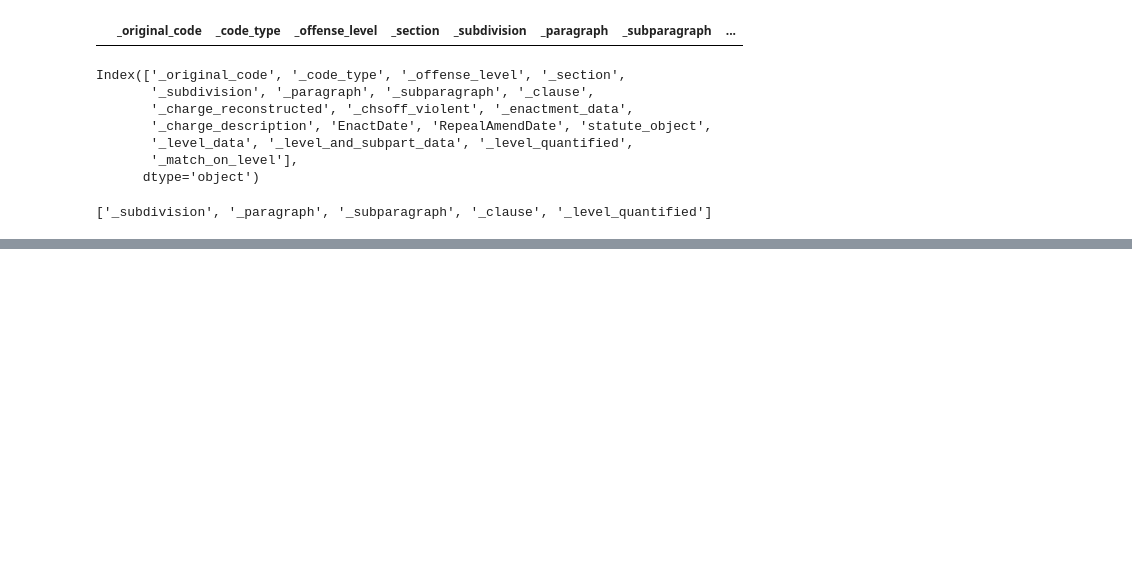
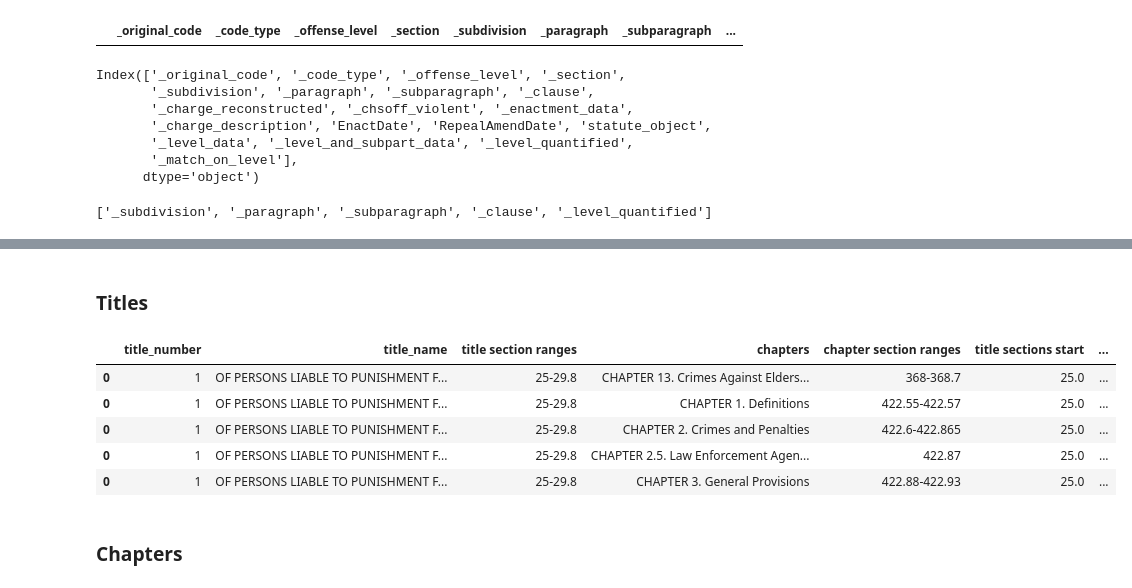
Before and after one commit to cirlabs/homelessness-arrest-data, a Jupyter notebook: CA/02_clean/01_statute.ipynb, the cells around one changed output, grey strips where cells are left out. Saved outputs shown, nothing was run; the diff lists cells and outputs as text; code cells hidden in the pictures; blank space fills up the shorter version.

Commit message:
Add penal code parsing

```diff
--- a/CA/02_clean/01_statute.ipynb
+++ b/CA/02_clean/01_statute.ipynb
@@ -440,0 +518,4 @@ ignoring_subparts.to_json(
+# %%
+lege_df = pd.DataFrame(lege).explode(['chapters','chapter section ranges'])
+# %%
+lege_df = lege_df[lege_df['chapters'].notnull()].copy()
@@ -440,0 +531,25 @@ ignoring_subparts.to_json(
+# %% [markdown]
+### Titles
+# %%
+def parse_range(value):
+    range_values = value.split('-')
+    if len(range_values) == 1:
+        range_values.extend(range_values)
+    return [float(re.sub('[a-z]', '', v)) for v in range_values]
+# %%
+lege_df[['title sections start', 'title sections end']] = lege_df.apply(
+    lambda x: parse_range(x['title section ranges']),
+    axis=1,
+    result_type='expand'
+)
+# %%
+lege_df.head()
+# %% [output]
+|  | title_number | title_name | title section ranges | chapters | chapter section ranges | title sections start | ... |
+| 0 | 1 | OF PERSONS LIABLE TO PUNISHMENT F... | 25-29.8 | CHAPTER 13. Crimes Against Elders... | 368-368.7 | 25.0 | ... |
+| 0 | 1 | OF PERSONS LIABLE TO PUNISHMENT F... | 25-29.8 | CHAPTER 1. Definitions | 422.55-422.57 | 25.0 | ... |
+| 0 | 1 | OF PERSONS LIABLE TO PUNISHMENT F... | 25-29.8 | CHAPTER 2. Crimes and Penalties | 422.6-422.865 | 25.0 | ... |
+| 0 | 1 | OF PERSONS LIABLE TO PUNISHMENT F... | 25-29.8 | CHAPTER 2.5. Law Enforcement Agen... | 422.87 | 25.0 | ... |
+| 0 | 1 | OF PERSONS LIABLE TO PUNISHMENT F... | 25-29.8 | CHAPTER 3. General Provisions | 422.88-422.93 | 25.0 | ... |
+# %% [markdown]
+### Chapters
```
Also changed, not shown: parts of 28 cells of this notebook, 1 other file.
